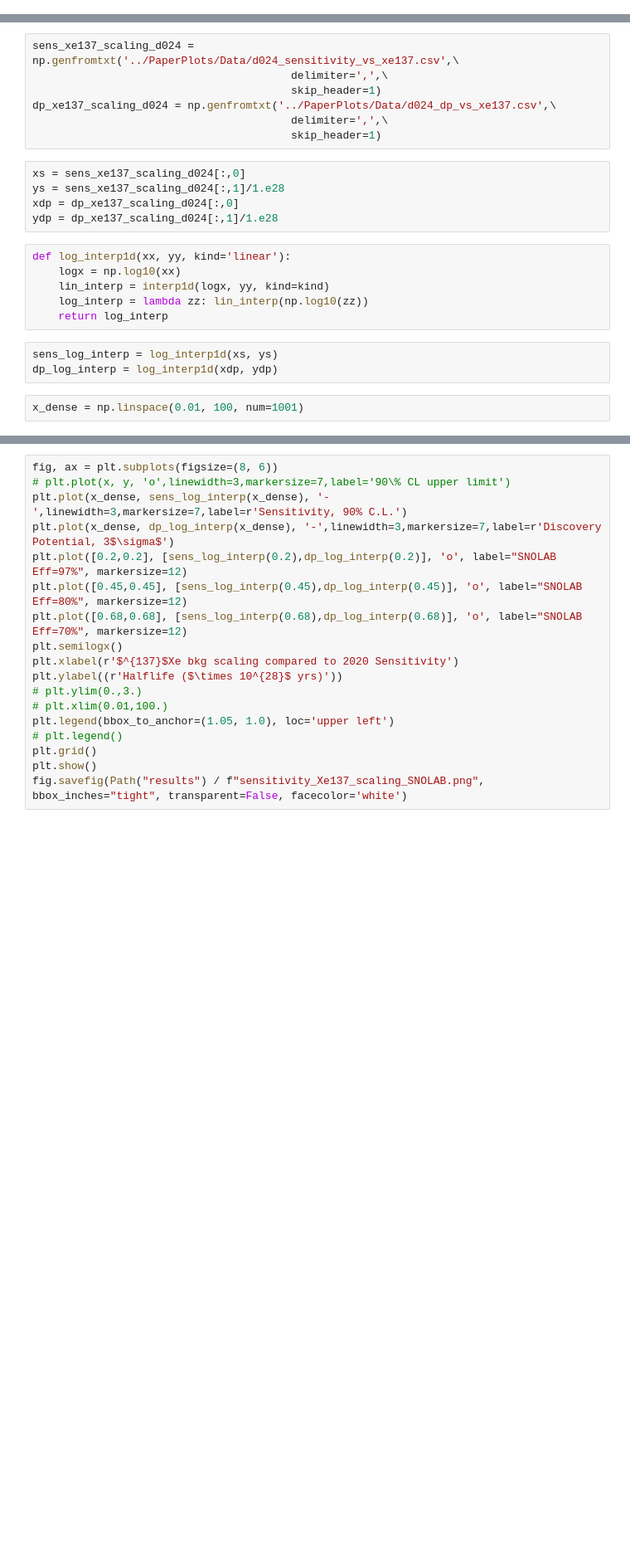
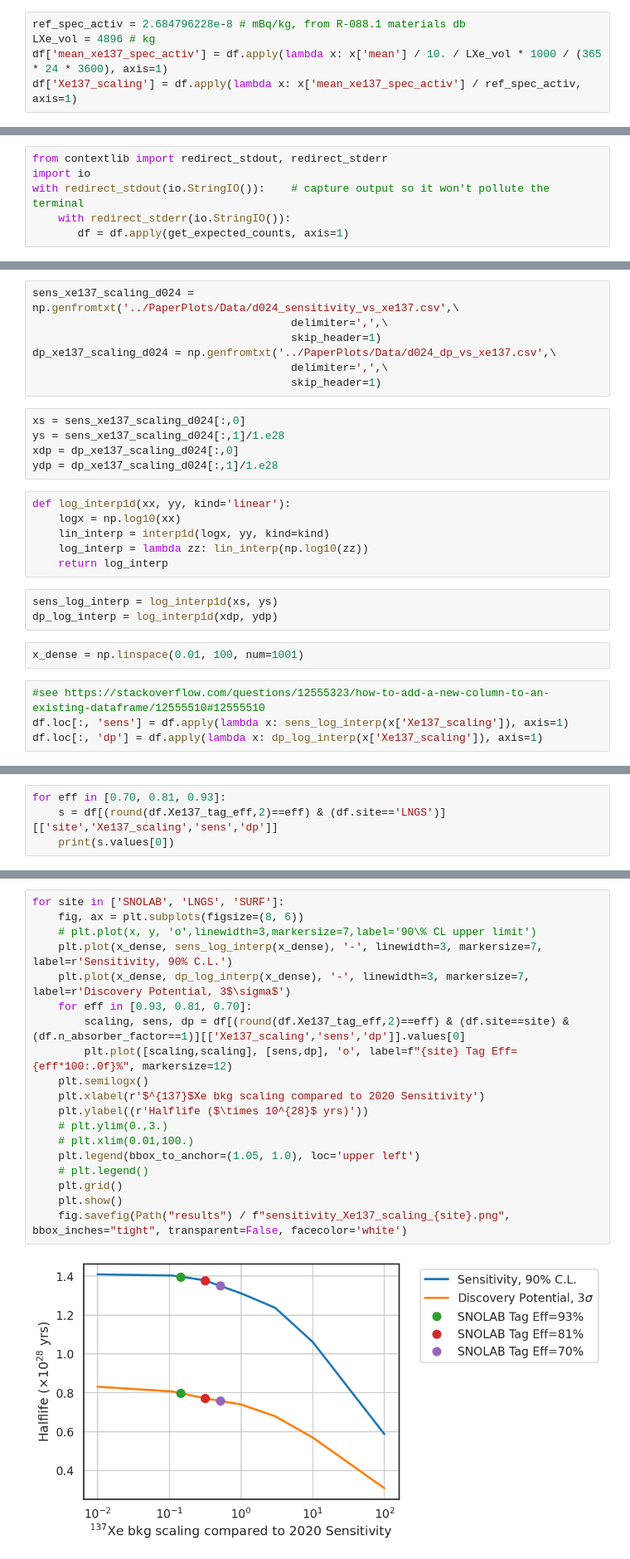
Before and after one commit to YMTheory/sensitivity, a Jupyter notebook: work/SensitivityPaper2020_scripts/SiteSelectionStudy/site_AoA_sens_plots.ipynb, the cells around one changed output, grey strips where cells are left out. Shown at 83% size. Drawn from its saved outputs; the diff is of its cells as text; blank space fills up the shorter version.

Commit message:
Sensitivity AoA work

```diff
--- a/work/SensitivityPaper2020_scripts/SiteSelectionStudy/site_AoA_sens_plots.ipynb
+++ b/work/SensitivityPaper2020_scripts/SiteSelectionStudy/site_AoA_sens_plots.ipynb
@@ -8,0 +100,5 @@ sns.set_context('talk')
+# %%
+ref_spec_activ = 2.684796228e-8 # mBq/kg, from R-088.1 materials db
+LXe_vol = 4896 # kg
+df['mean_xe137_spec_activ'] = df.apply(lambda x: x['mean'] / 10. / LXe_vol * 1000 / (365 * 24 * 3600), axis=1)
+df['Xe137_scaling'] = df.apply(lambda x: x['mean_xe137_spec_activ'] / ref_spec_activ, axis=1)
@@ -8,0 +203,6 @@ sns.set_context('talk')
+# %%
+from contextlib import redirect_stdout, redirect_stderr
+import io
+with redirect_stdout(io.StringIO()):    # capture output so it won't pollute the terminal
+    with redirect_stderr(io.StringIO()):
+       df = df.apply(get_expected_counts, axis=1)
@@ -29,3 +231,7 @@ sens_log_interp = log_interp1d(xs, ys)
 dp_log_interp = log_interp1d(xdp, ydp)
 # %%
 x_dense = np.linspace(0.01, 100, num=1001)
+# %%
+#see https://stackoverflow.com/questions/12555323/how-to-add-a-new-column-to-an-existing-dataframe/12555510#12555510
+df.loc[:, 'sens'] = df.apply(lambda x: sens_log_interp(x['Xe137_scaling']), axis=1)
+df.loc[:, 'dp'] = df.apply(lambda x: dp_log_interp(x['Xe137_scaling']), axis=1)
@@ -31,0 +247,4 @@ x_dense = np.linspace(0.01, 100, num=1001)
+# %%
+for eff in [0.70, 0.81, 0.93]:
+    s = df[(round(df.Xe137_tag_eff,2)==eff) & (df.site=='LNGS')][['site','Xe137_scaling','sens','dp']]
+    print(s.values[0])
@@ -32,18 +255,21 @@ x_dense = np.linspace(0.01, 100, num=1001)
 # %%
-fig, ax = plt.subplots(figsize=(8, 6))
-# plt.plot(x, y, 'o',linewidth=3,markersize=7,label='90\% CL upper limit')
-plt.plot(x_dense, sens_log_interp(x_dense), '-',linewidth=3,markersize=7,label=r'Sensitivity, 90% C.L.')
-plt.plot(x_dense, dp_log_interp(x_dense), '-',linewidth=3,markersize=7,label=r'Discovery Potential, 3$\sigma$')
-plt.plot([0.2,0.2], [sens_log_interp(0.2),dp_log_interp(0.2)], 'o', label="SNOLAB Eff=97%", markersize=12)
-plt.plot([0.45,0.45], [sens_log_interp(0.45),dp_log_interp(0.45)], 'o', label="SNOLAB Eff=80%", markersize=12)
-plt.plot([0.68,0.68], [sens_log_interp(0.68),dp_log_interp(0.68)], 'o', label="SNOLAB Eff=70%", markersize=12)
-plt.semilogx()
-plt.xlabel(r'$^{137}$Xe bkg scaling compared to 2020 Sensitivity')
-plt.ylabel((r'Halflife ($\times 10^{28}$ yrs)'))
-# plt.ylim(0.,3.)
-# plt.xlim(0.01,100.)
-plt.legend(bbox_to_anchor=(1.05, 1.0), loc='upper left')
-# plt.legend()
-plt.grid()
-plt.show()
-fig.savefig(Path("results") / f"sensitivity_Xe137_scaling_SNOLAB.png", bbox_inches="tight", transparent=False, facecolor='white')
+for site in ['SNOLAB', 'LNGS', 'SURF']:
+    fig, ax = plt.subplots(figsize=(8, 6))
+    # plt.plot(x, y, 'o',linewidth=3,markersize=7,label='90\% CL upper limit')
+    plt.plot(x_dense, sens_log_interp(x_dense), '-', linewidth=3, markersize=7, label=r'Sensitivity, 90% C.L.')
+    plt.plot(x_dense, dp_log_interp(x_dense), '-', linewidth=3, markersize=7, label=r'Discovery Potential, 3$\sigma$')
+    for eff in [0.93, 0.81, 0.70]:
+        scaling, sens, dp = df[(round(df.Xe137_tag_eff,2)==eff) & (df.site==site) & (df.n_absorber_factor==1)][['Xe137_scaling','sens','dp']].values[0]
+        plt.plot([scaling,scaling], [sens,dp], 'o', label=f"{site} Tag Eff={eff*100:.0f}%", markersize=12)
+    plt.semilogx()
+    plt.xlabel(r'$^{137}$Xe bkg scaling compared to 2020 Sensitivity')
+    plt.ylabel((r'Halflife ($\times 10^{28}$ yrs)'))
+    # plt.ylim(0.,3.)
+    # plt.xlim(0.01,100.)
+    plt.legend(bbox_to_anchor=(1.05, 1.0), loc='upper left')
+    # plt.legend()
+    plt.grid()
+    plt.show()
+    fig.savefig(Path("results") / f"sensitivity_Xe137_scaling_{site}.png", bbox_inches="tight", transparent=False, facecolor='white')
+# %% [output]
+[figure, added]
```
Also changed, not shown: parts of 23 cells of this notebook, 5 other files.
